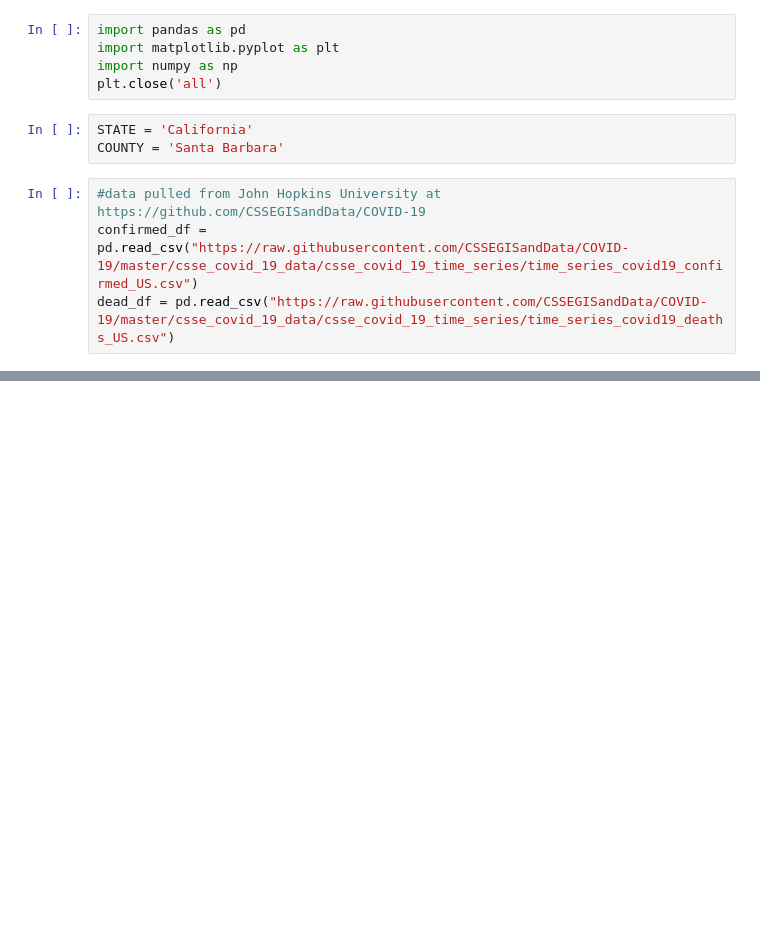
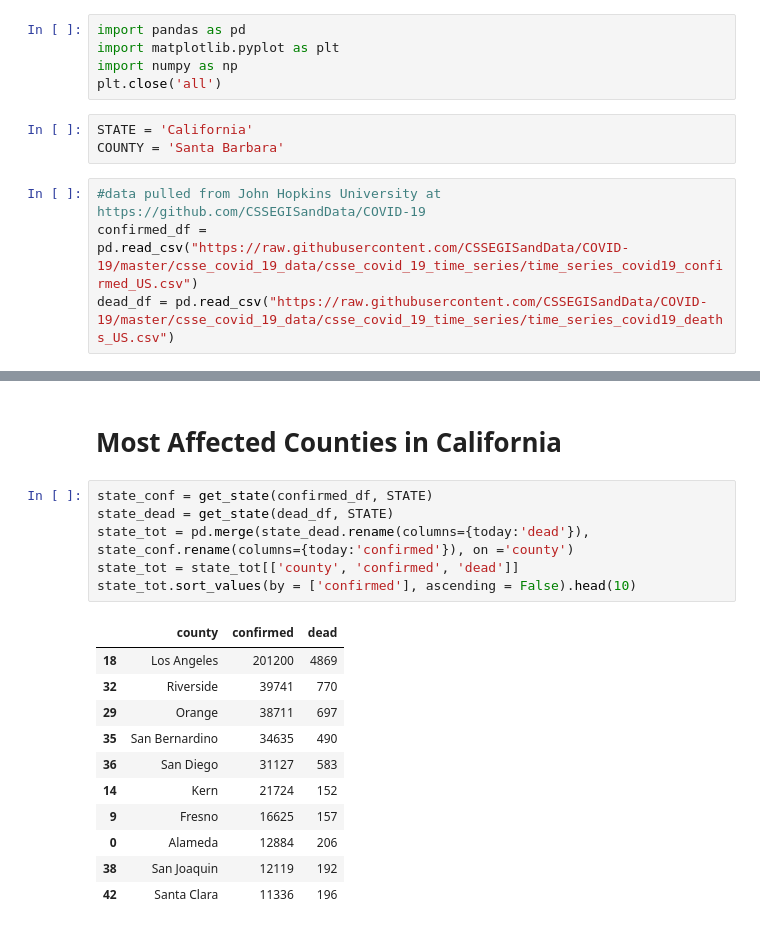
Before and after one commit to Wirt4/Localized-Live-COVID-Data, a Jupyter notebook: Pandas Graph Test.ipynb, the cells around one changed output, grey strips where cells are left out. Saved outputs shown, nothing was run; the diff lists cells and outputs as text; blank space fills up the shorter version.

```diff
--- a/Pandas Graph Test.ipynb
+++ b/Pandas Graph Test.ipynb
@@ -46,0 +45,20 @@ array([<matplotlib.axes._subplots.AxesSubplot object at 0x...>,
+# %% [markdown]
+# Most Affected Counties in California
+# %%
+state_conf = get_state(confirmed_df, STATE)
+state_dead = get_state(dead_df, STATE)
+state_tot = pd.merge(state_dead.rename(columns={today:'dead'}), state_conf.rename(columns={today:'confirmed'}), on ='county')
+state_tot = state_tot[['county', 'confirmed', 'dead']]
+state_tot.sort_values(by = ['confirmed'], ascending = False).head(10)
+# %% [output]
+|  | county | confirmed | dead |
+| 18 | Los Angeles | 201200 | 4869 |
+| 32 | Riverside | 39741 | 770 |
+| 29 | Orange | 38711 | 697 |
+| 35 | San Bernardino | 34635 | 490 |
+| 36 | San Diego | 31127 | 583 |
+| 14 | Kern | 21724 | 152 |
+| 9 | Fresno | 16625 | 157 |
+| 0 | Alameda | 12884 | 206 |
+| 38 | San Joaquin | 12119 | 192 |
+| 42 | Santa Clara | 11336 | 196 |
```
Also changed, not shown: parts of 8 cells of this notebook.
